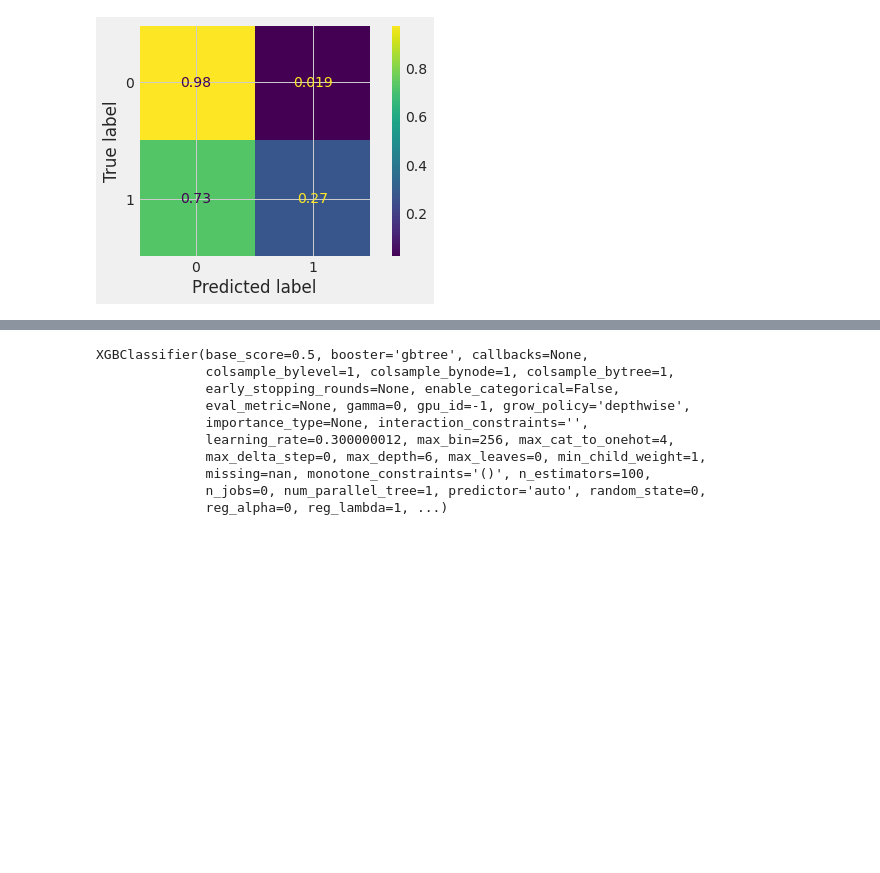
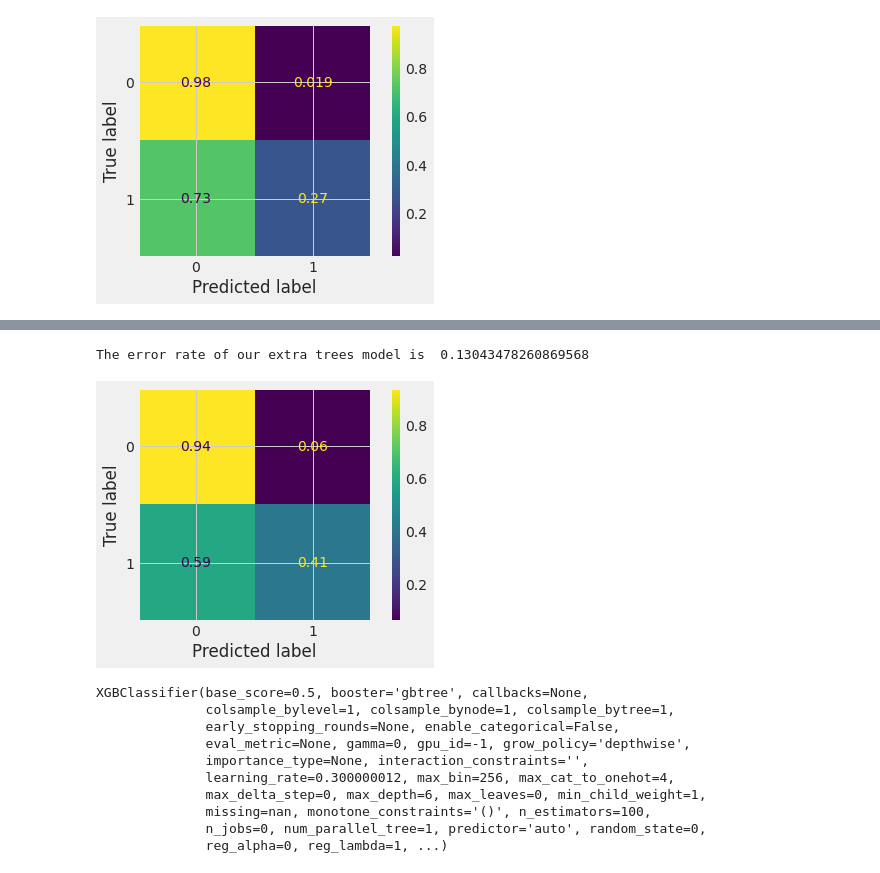
Before and after one commit to ashioyajotham/Zindi-Solutions, a Jupyter notebook: financial-inclusion-in-africa.ipynb, the cells around one changed output, grey strips where cells are left out. Saved outputs shown, nothing was run; the diff lists cells and outputs as text; code cells hidden in the pictures; blank space fills up the shorter version.

```diff
--- a/financial-inclusion-in-africa.ipynb
+++ b/financial-inclusion-in-africa.ipynb
@@ -492,5 +500,13 @@ et_model = ExtraTreesClassifier()
 # Fit the model
 et_model.fit(X_Train, y_Train)
 
-et_y_pred
+et_y_pred = et_model.predict(X_Val)
+
+print("The error rate of our extra trees model is ", 1 - accuracy_score(y_val, et_y_pred))
+# %% [output]
+The error rate of our extra trees model is  0.13043478260869568
+# %%
+plot_confusion_matrix(et_model, X_Val, y_val, normalize = "true");
+# %% [output]
+[figure, added]
 # %%
```
Also changed, not shown: parts of 9 cells of this notebook.
